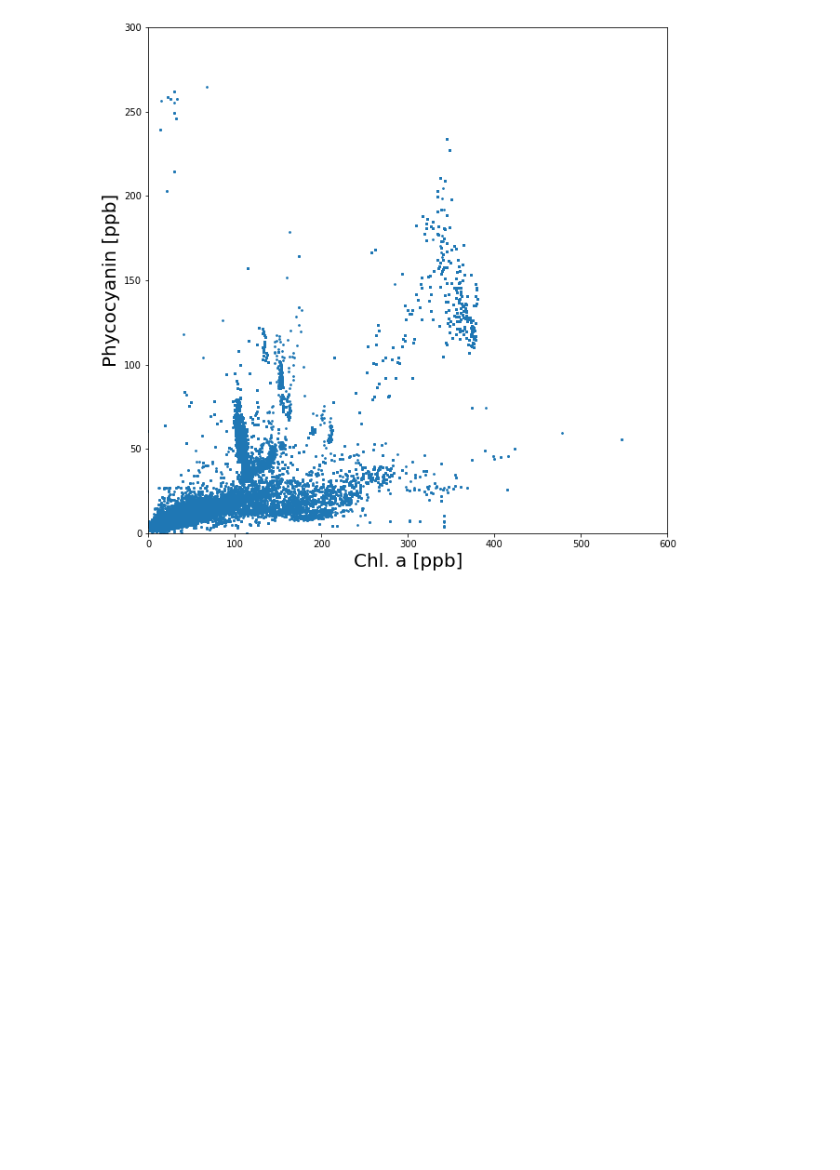
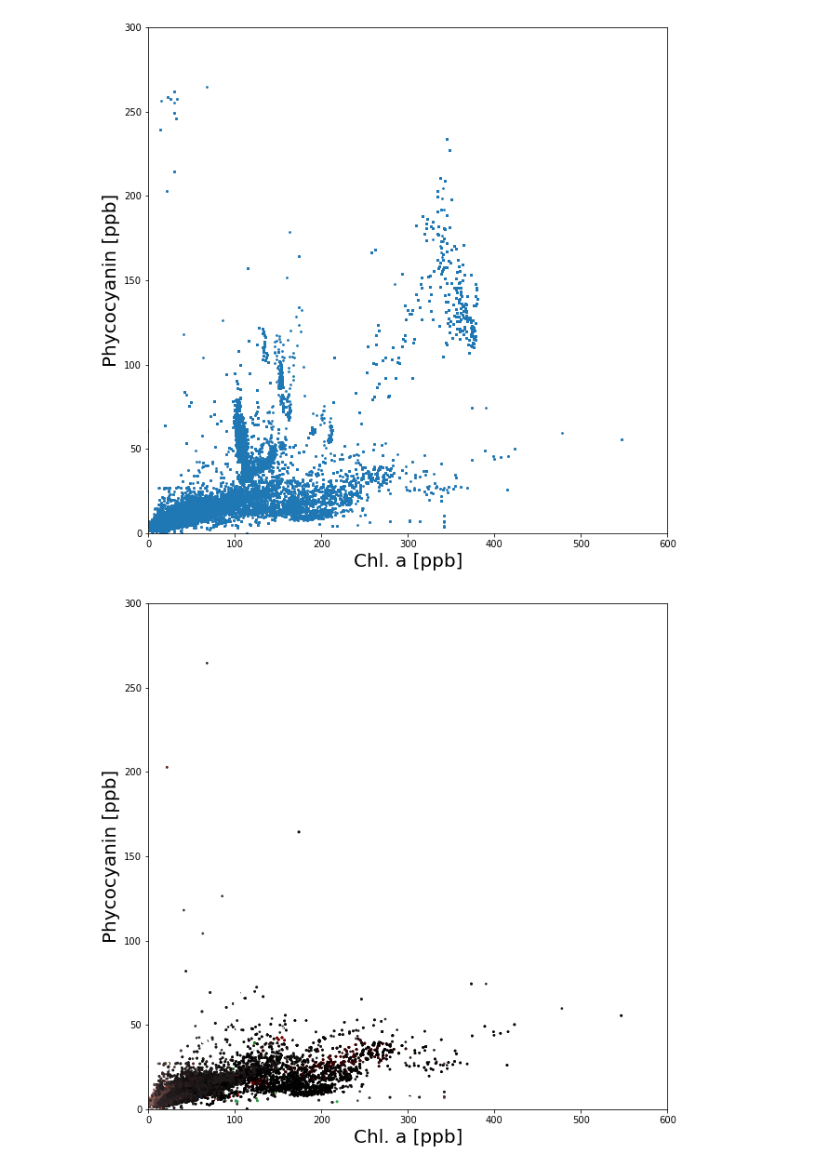
Before and after one commit to vrx-/navocean, a Jupyter notebook: Sailboat process.ipynb, the cells around one changed output. Cells and saved outputs as stored; diff of their text form; code cells hidden in the pictures; blank space fills up the shorter version.

```diff
--- a/Sailboat process.ipynb
+++ b/Sailboat process.ipynb
@@ -18,6 +20,7 @@ class Sailboat():
                 'chla': 'Chl. a [ppb]',
                 'phycocyanin': 'Phycocyanin [ppb]'
             }
+        self.color = None
 
     def api_download(self, date_interval, variables):
         """
@@ -32,13 +35,46 @@ class Sailboat():
                                              self.data[variable_column]))
 
     def plot(self, x_variable, y_variable,
-            xlim=None, ylim=None, x_fontsize=10, y_fontsize=10, p_size=5):
+            xlim=None, ylim=None, x_fontsize=20, y_fontsize=20, p_size=5,
+             rgb_convert=False, jet_convert=False):
         self.str_to_float(x_variable)
         self.str_to_float(y_variable)
         x_column = self.variable_to_column_name[x_variable]
         y_column = self.variable_to_column_name[y_variable]
         plt.figure(figsize=(10,10))
-        plt.scatter(self.data[x_column], self.data[y_column], s=p_size)
+        if rgb_convert:
+            for bb in ['bb470', 'bb532', 'bb650']:
+                self.str_to_float(bb)
+            red_array = self.data['Bb(650) [NTU]']/200
+            green_array = self.data['Bb(532) [NTU]']/200
+            blue_array = self.data['Bb(470) [NTU]']/200
+            hex_code = []
+            for red, green, blue in zip(red_array, green_array, blue_array):
+                if red>0 and green>0 and blue>0 and red<1 and green<1 and blue<1:
+                    #print(red, green, blue)
+                    hex_code.append(matplotlib.colors.to_hex([red, green, blue]))
+                else:
+                    hex_code.append('#ffffff')
+            self.color = hex_code
+            plt.scatter(self.data[x_column], self.data[y_column], s=p_size,
+                       c=self.color, alpha=0.8)
+        else:
+            plt.scatter(self.data[x_column], self.data[y_column], s=p_size)
+
+        if jet_convert:
+            for bb in ['bb470', 'bb532', 'bb650']:
+                self.str_to_float(bb)
+
+            three_color_bb = np.array(self.data[['Bb(650) [NTU]', 'Bb(532) [NTU]', 'Bb(470) [NTU]']])
+            row_sum = np.sum(three_color_bb, axis=1).reshape(len(three_color_bb),1)
+            three_color_bb = three_color_bb/row_sum
+            red = three_color_bb[:, 0]
+            blue = three_color_bb[:, 2]
+            scheme_percent = 0.5 + red*0.5 - blue*0.5
+            self.color = [cm.jet(x) for x in scheme_percent]
+            plt.scatter(self.data[x_column], self.data[y_column], s=p_size,
+                        c=self.color, alpha=0.8)
+
         plt.xlabel(x_column, fontsize=x_fontsize)
         plt.ylabel(y_column, fontsize=y_fontsize)
         if xlim != None:
@@ -92,2 +127,10 @@ sailboat.plot(x_variable='chla', y_variable='phycocyanin',
 # %% [output]
 [figure]
+# %%
+sailboat = Sailboat()
+sailboat.data = pd.concat(all_df, ignore_index=True)
+sailboat.plot(x_variable='chla', y_variable='phycocyanin',
+             xlim=(0,600), ylim=(0,300),x_fontsize=20, y_fontsize=20, p_size=3,
+              rgb_convert=True)
+# %% [output]
+[figure, added]
```
Also changed, not shown: parts of 14 cells of this notebook.
